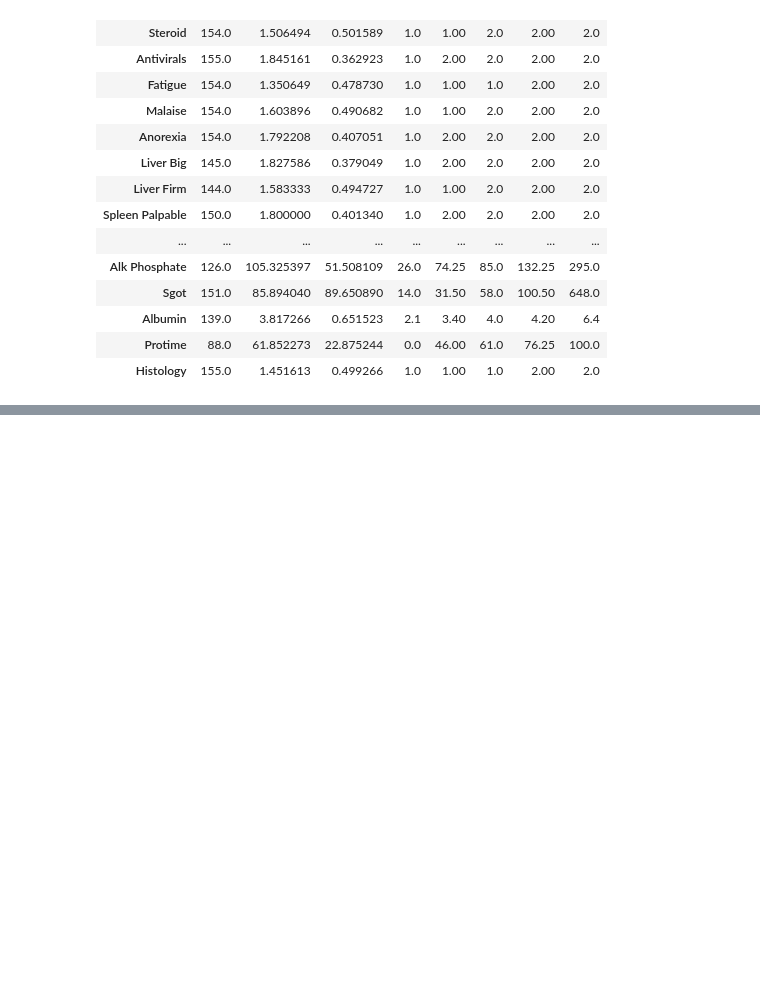
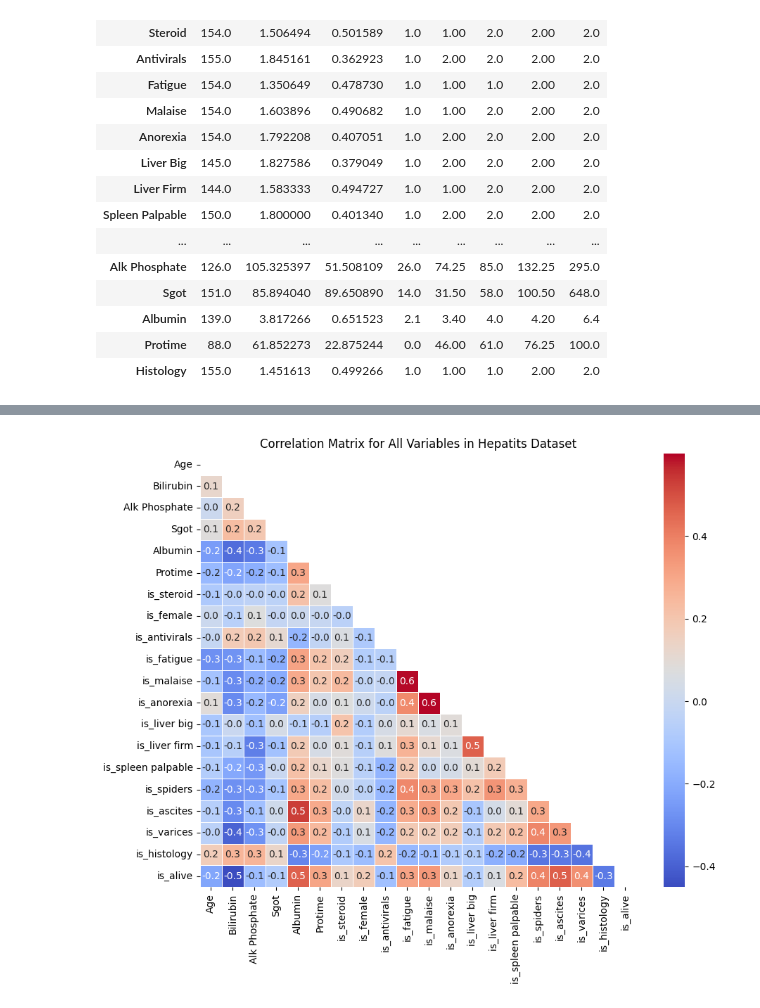
Before and after one commit to mrcljns/Reproducible-Research-Project, a Jupyter notebook: EDA_WIP.ipynb, the cells around one changed output, grey strips where cells are left out. Drawn from its saved outputs; the diff is of its cells as text; code cells hidden in the pictures; blank space fills up the shorter version.

```diff
--- a/EDA_WIP.ipynb
+++ b/EDA_WIP.ipynb
@@ -247,3 +160,0 @@ plt.show()
-# %%
-hepatitis_X = hepatitis.data.features
-hepatitis_ys = hepatitis.data.targets
@@ -289,0 +161,12 @@ See the caveats in the documentation: https://pandas.pydata.org/pandas-docs/stab
+# %%
+# Calculate correlation matrix for explanatory variables
+hepatitis_corr_matrix = pd.concat([hepatitis_X,hepatitis_y], axis = 1).corr()
+# Create a mask to hide the upper triangle
+hepatitis_corr_matrix_mask = np.triu(np.ones_like(hepatitis_corr_matrix, dtype=bool))
+# Plot correlation matrix showing only the lower triangle
+plt.figure(figsize=(10, 8))
+sns.heatmap(hepatitis_corr_matrix, mask=hepatitis_corr_matrix_mask, annot=True, cmap='coolwarm', fmt=".1f", linewidths=.5)
+plt.title('Correlation Matrix for All Variables in Hepatits Dataset')
+plt.show()
+# %% [output]
+[figure, added]
```
Also changed, not shown: parts of 12 cells of this notebook.
